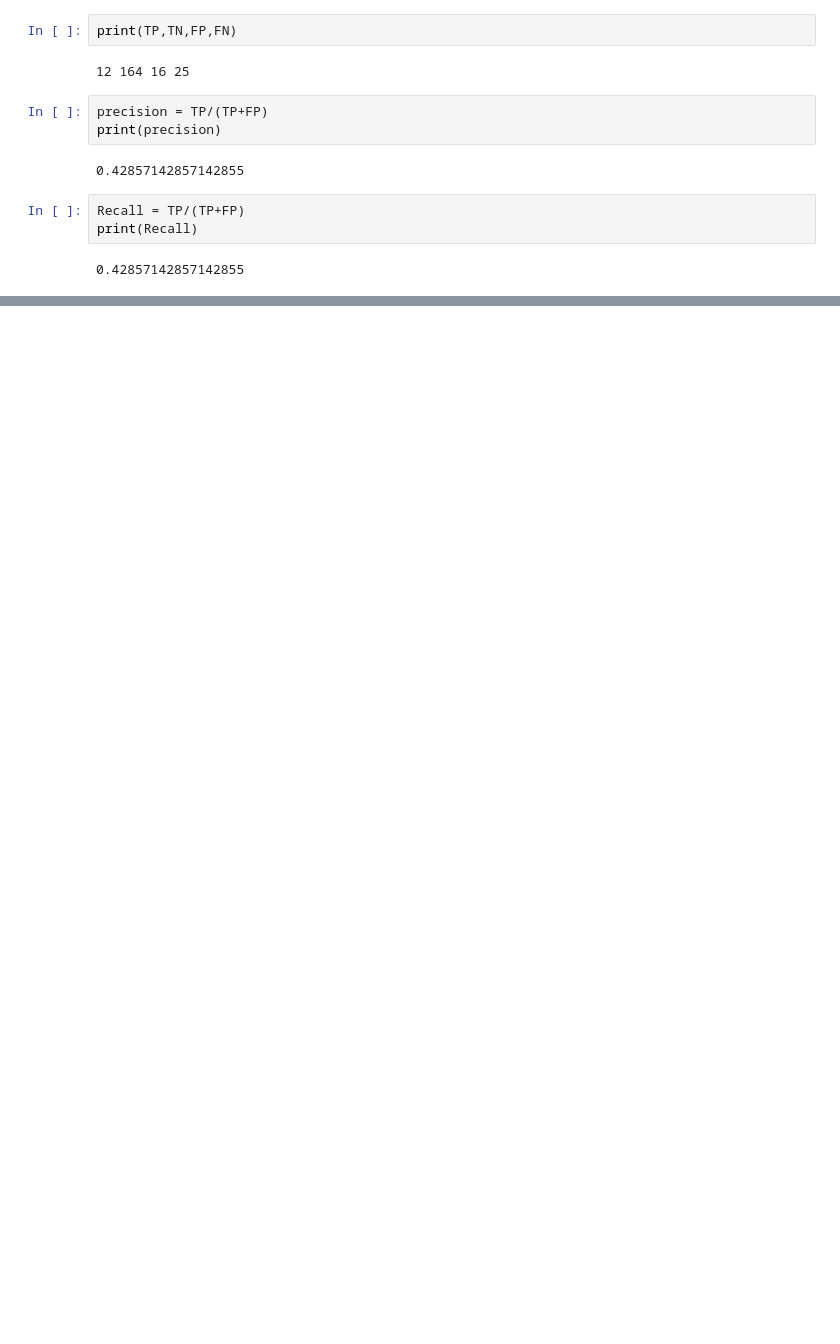
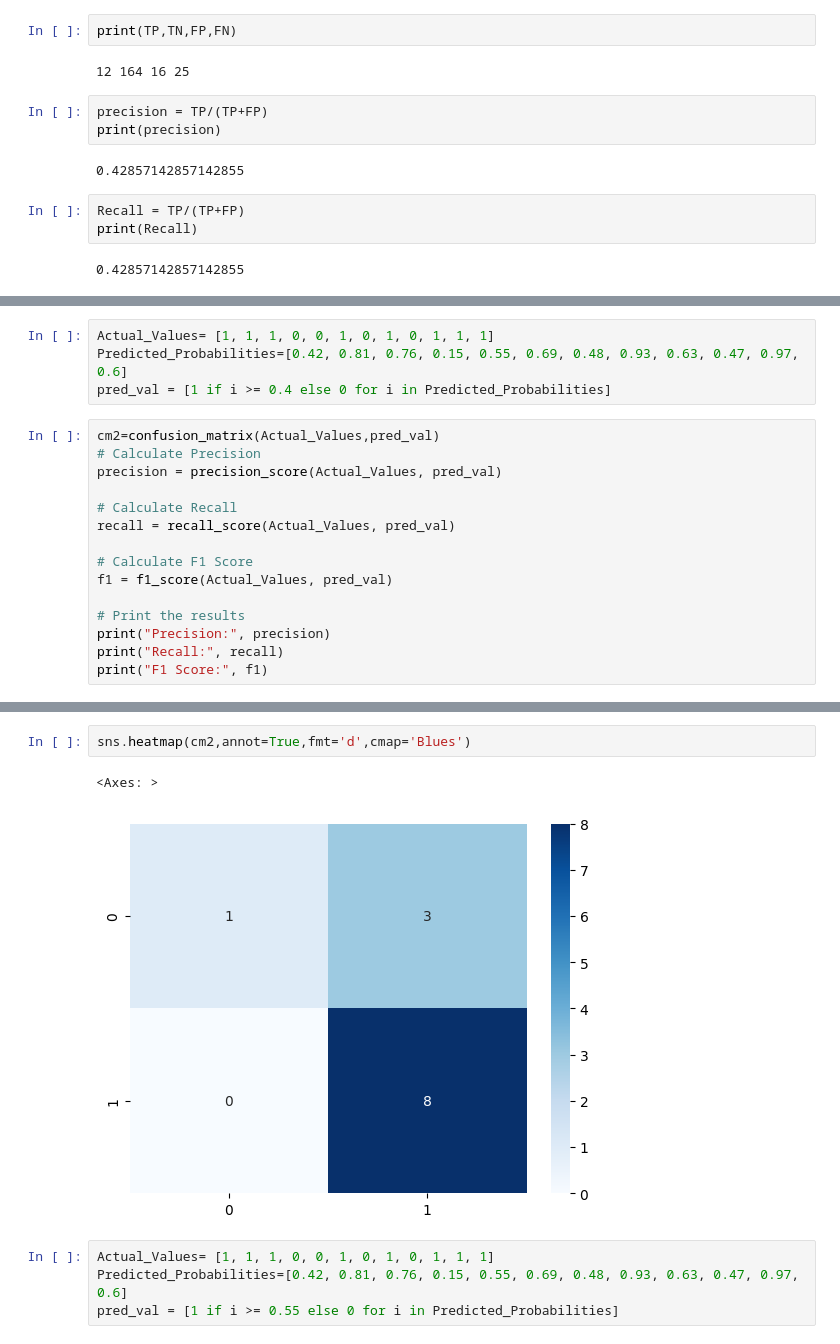
Before and after one commit to Farzinaayub/let-s_AI, a Jupyter notebook: DA21-B-ML-EVALUATION-2.ipynb, the cells around one changed output, grey strips where cells are left out. Drawn from its saved outputs; the diff is of its cells as text; blank space fills up the shorter version.

```diff
--- a/DA21-B-ML-EVALUATION-2.ipynb
+++ b/DA21-B-ML-EVALUATION-2.ipynb
@@ -184,0 +210,19 @@ print(Recall)
+# %%
+Actual_Values= [1, 1, 1, 0, 0, 1, 0, 1, 0, 1, 1, 1]
+Predicted_Probabilities=[0.42, 0.81, 0.76, 0.15, 0.55, 0.69, 0.48, 0.93, 0.63, 0.47, 0.97, 0.6]
+pred_val = [1 if i >= 0.4 else 0 for i in Predicted_Probabilities]
+# %%
+cm2=confusion_matrix(Actual_Values,pred_val)
+# Calculate Precision
+precision = precision_score(Actual_Values, pred_val)
+
+# Calculate Recall
+recall = recall_score(Actual_Values, pred_val)
+
+# Calculate F1 Score
+f1 = f1_score(Actual_Values, pred_val)
+
+# Print the results
+print("Precision:", precision)
+print("Recall:", recall)
+print("F1 Score:", f1)
@@ -184,0 +250,9 @@ print(Recall)
+# %%
+sns.heatmap(cm2,annot=True,fmt='d',cmap='Blues')
+# %% [output]
+<Axes: >
+[figure, added]
+# %%
+Actual_Values= [1, 1, 1, 0, 0, 1, 0, 1, 0, 1, 1, 1]
+Predicted_Probabilities=[0.42, 0.81, 0.76, 0.15, 0.55, 0.69, 0.48, 0.93, 0.63, 0.47, 0.97, 0.6]
+pred_val = [1 if i >= 0.55 else 0 for i in Predicted_Probabilities]
```
Also changed, not shown: parts of 22 cells of this notebook.
